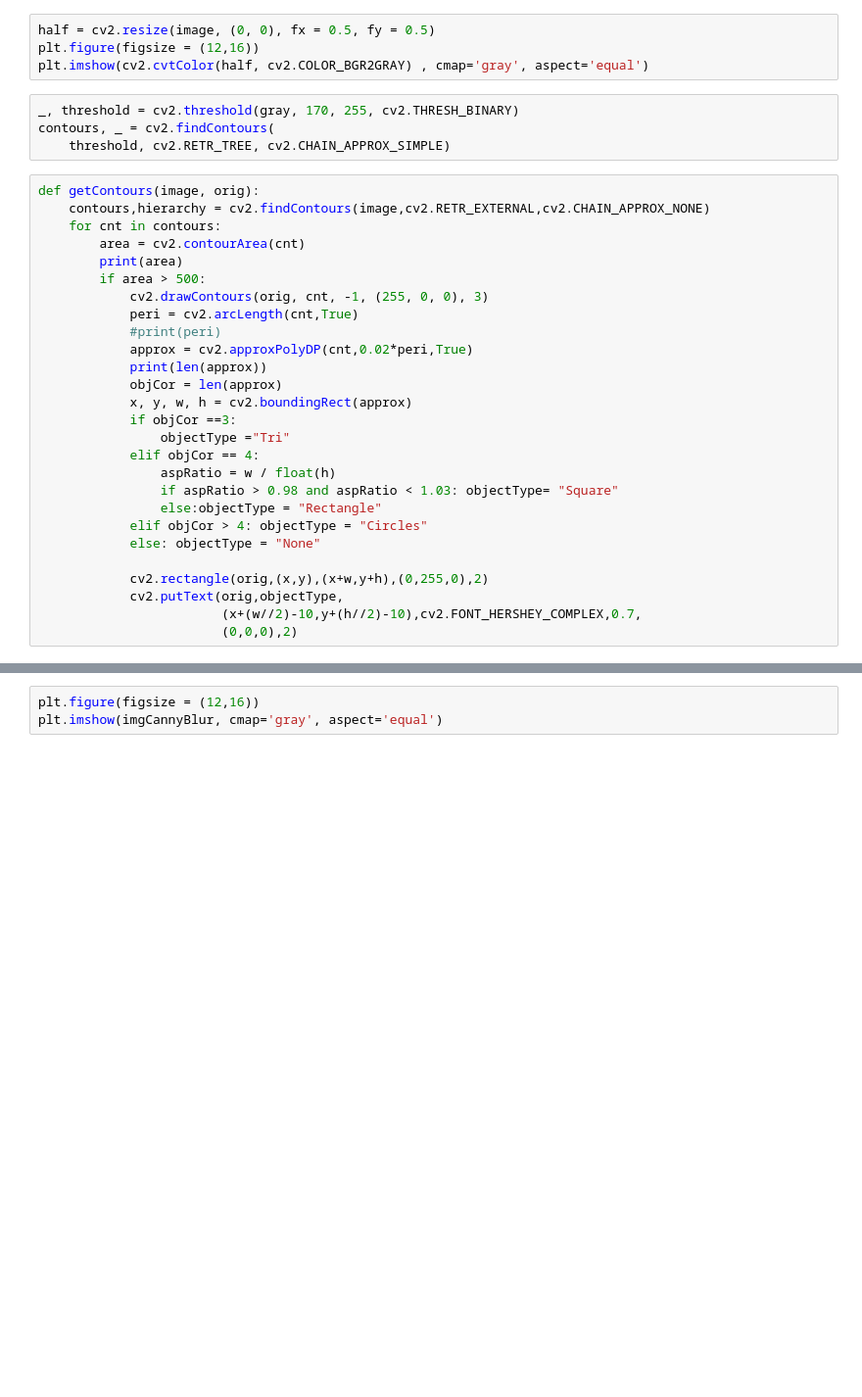
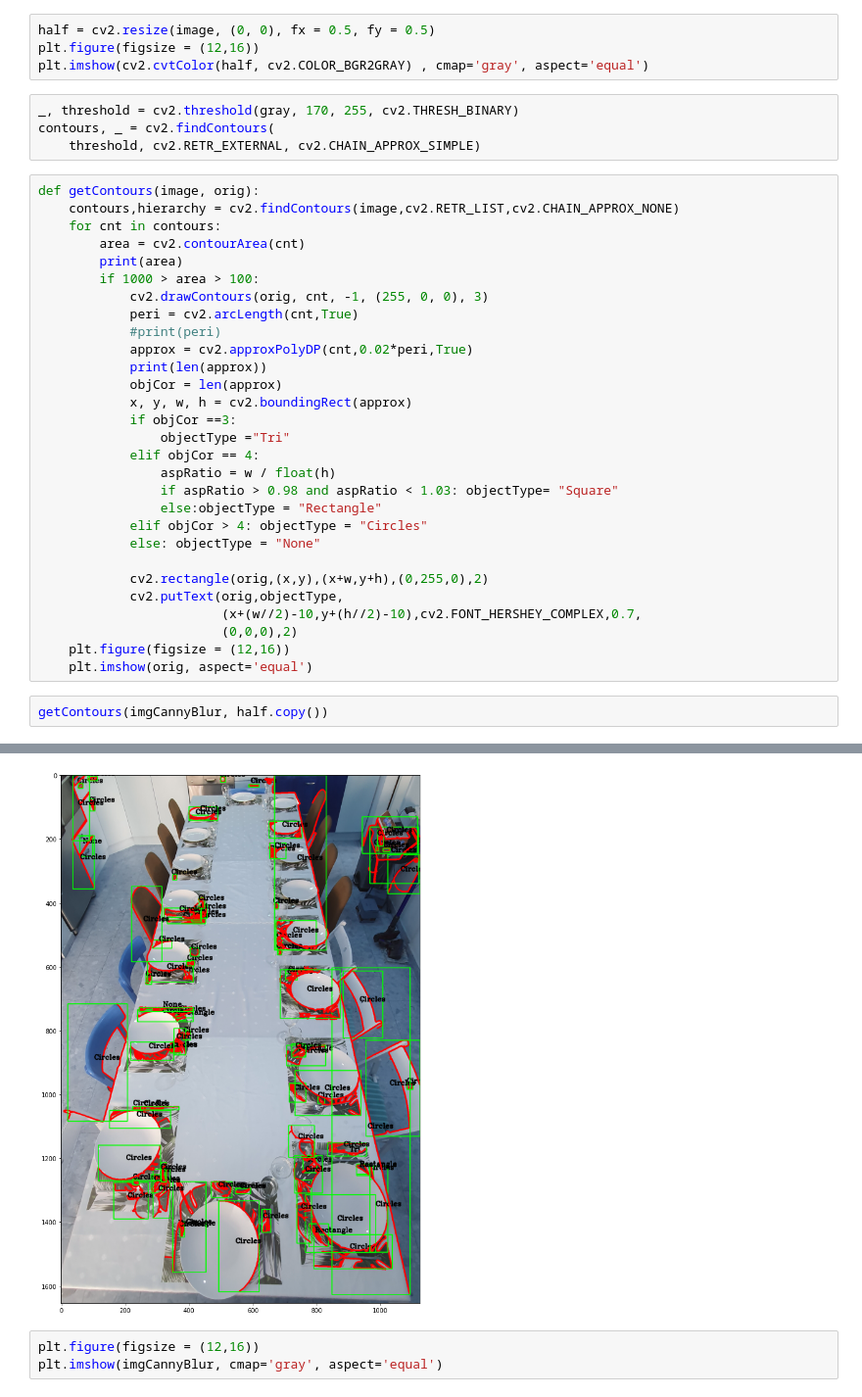
Before and after one commit to uriziv17/TableOrganizer, a Jupyter notebook: tests_in_vision.ipynb, the cells around one changed output, grey strips where cells are left out. Shown at 98% size. Drawn from its saved outputs; the diff is of its cells as text; blank space fills up the shorter version.

```diff
--- a/tests_in_vision.ipynb
+++ b/tests_in_vision.ipynb
@@ -16,14 +16,14 @@ plt.imshow(cv2.cvtColor(half, cv2.COLOR_BGR2GRAY) , cmap='gray', aspect='equal')
 # %%
 _, threshold = cv2.threshold(gray, 170, 255, cv2.THRESH_BINARY)
 contours, _ = cv2.findContours(
-    threshold, cv2.RETR_TREE, cv2.CHAIN_APPROX_SIMPLE)
+    threshold, cv2.RETR_EXTERNAL, cv2.CHAIN_APPROX_SIMPLE)
 # %%
 def getContours(image, orig):
-    contours,hierarchy = cv2.findContours(image,cv2.RETR_EXTERNAL,cv2.CHAIN_APPROX_NONE)
+    contours,hierarchy = cv2.findContours(image,cv2.RETR_LIST,cv2.CHAIN_APPROX_NONE)
     for cnt in contours:
         area = cv2.contourArea(cnt)
         print(area)
-        if area > 500:
+        if 1000 > area > 100:
             cv2.drawContours(orig, cnt, -1, (255, 0, 0), 3)
             peri = cv2.arcLength(cnt,True)
             #print(peri)
@@ -44,3 +44,8 @@ def getContours(image, orig):
             cv2.putText(orig,objectType,
                         (x+(w//2)-10,y+(h//2)-10),cv2.FONT_HERSHEY_COMPLEX,0.7,
                         (0,0,0),2)
+    plt.figure(figsize = (12,16))
+    plt.imshow(orig, aspect='equal')
+# %%
+getContours(imgCannyBlur, half.copy())
+# %% [output]
@@ -47,3 +69,4 @@ def getContours(image, orig):
+[figure, added]
 # %%
 plt.figure(figsize = (12,16))
 plt.imshow(imgCannyBlur, cmap='gray', aspect='equal')
```
Also changed, not shown: parts of 6 cells of this notebook, 1 other file.
